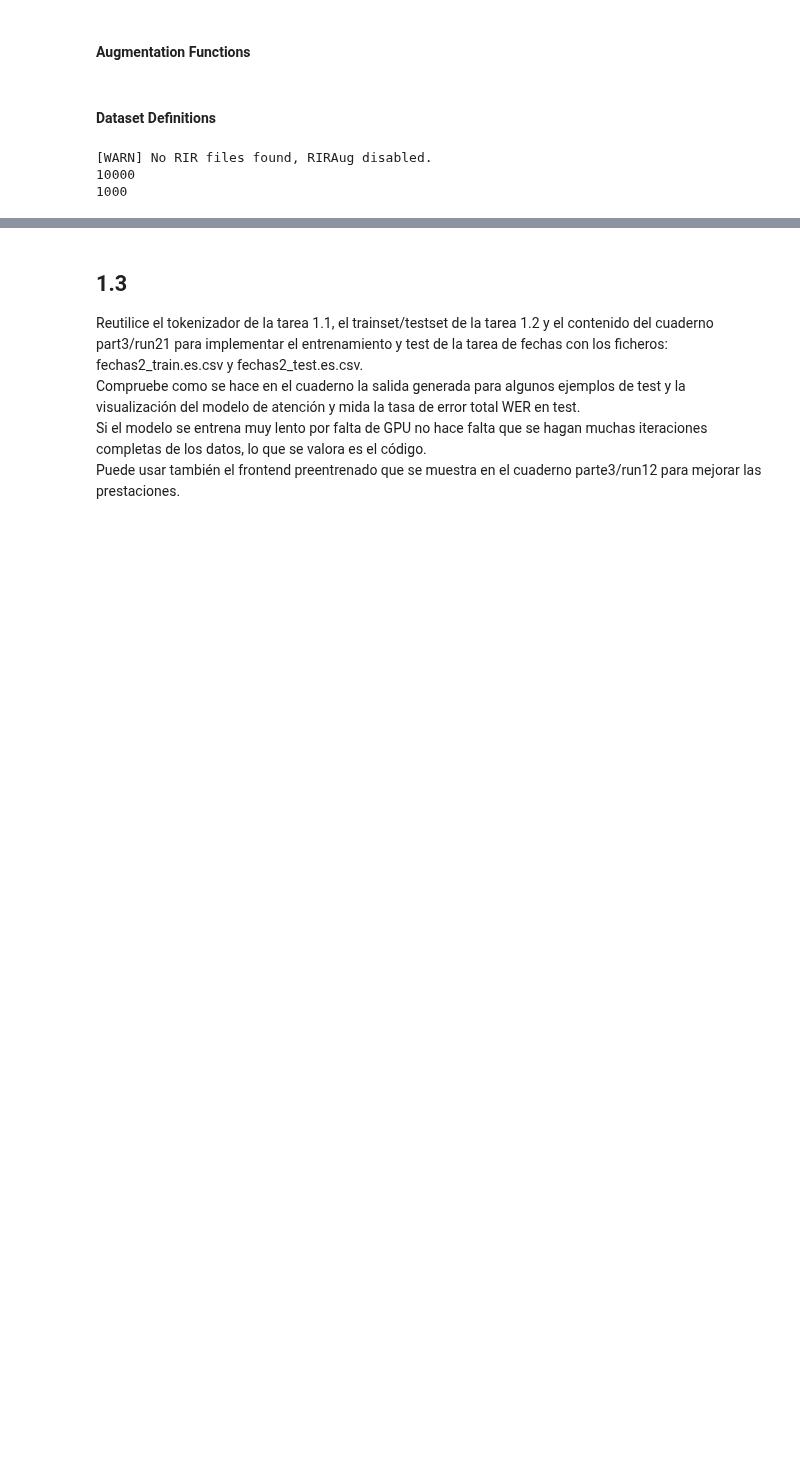
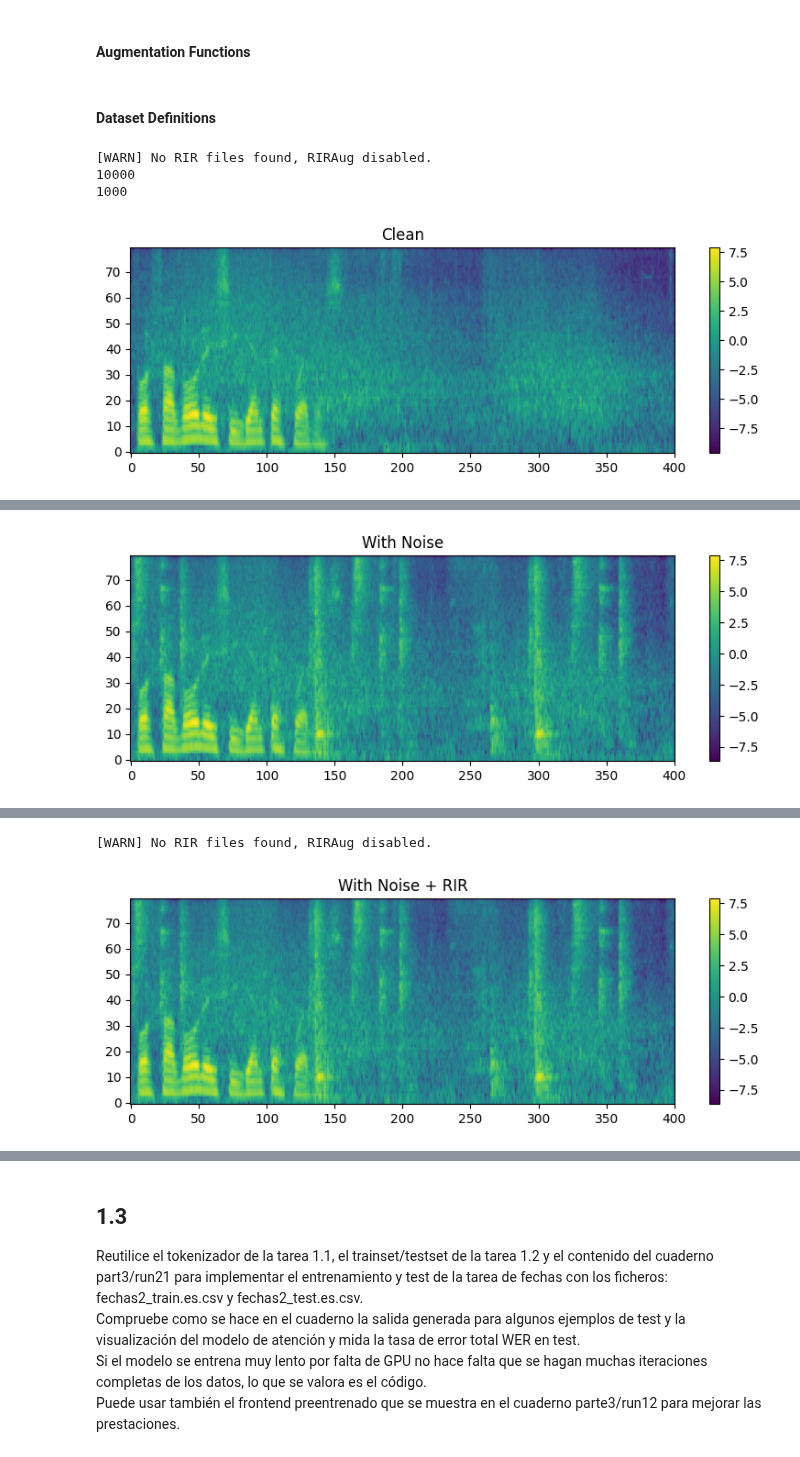
Before and after one commit to DiPalmaGiuseppe/HLT-UPV, a Jupyter notebook: whisper/Whisper_Trabajo/Tarea_1.ipynb, the cells around one changed output, grey strips where cells are left out. Saved outputs shown, nothing was run; the diff lists cells and outputs as text; code cells hidden in the pictures; blank space fills up the shorter version.

```diff
--- a/whisper/Whisper_Trabajo/Tarea_1.ipynb
+++ b/whisper/Whisper_Trabajo/Tarea_1.ipynb
@@ -62,12 +67,14 @@ class WordTokenizer:
         self.word2index = {
             '<pad>': 0,
             '<sos>': 1,
-            '<eos>': 2
+            '<eos>': 2,
+            '<unk>': 3
         }
         self.index2word = {
             0: '<pad>',
             1: '<sos>',
-            2: '<eos>'
+            2: '<eos>',
+            3: '<unk>'
         }
 
         self.build_vocab(csv_file)
@@ -85,18 +92,24 @@ class WordTokenizer:
 
     def encode(self, text, seq_len=-1):
         tokens = ['<sos>'] + text.lower().split() + ['<eos>']
-        ids = [self.word2index[w] for w in tokens]
+        ids = [
+            self.word2index.get(w, self.word2index['<unk>'])
+            for w in tokens
+        ]
 
         if seq_len > len(ids):
             ids += [self.word2index['<pad>']] * (seq_len - len(ids))
+        else:
+            ids = ids[:seq_len]
 
         return torch.tensor(ids)
+
 
     def decode(self, ids):
         if isinstance(ids, torch.Tensor):
             ids = ids.tolist()
 
-        words = [self.index2word[i] for i in ids]
+        words = [self.index2word.get(i, '<unk>') for i in ids]
         text = ' '.join(words)
         text = text.replace('<sos>', '').replace('<eos>', '').replace('<pad>', '')
         return text.strip()
@@ -257,3 +271,35 @@ testset = TestDataset(
 [WARN] No RIR files found, RIRAug disabled.
 10000
 1000
+# %%
+def plot_spectrogram(x, title):
+    spec = torchaudio.transforms.MelSpectrogram(
+        n_fft=512,
+        win_length=25*16,
+        hop_length=10*16,
+        n_mels=80
+    )(torch.tensor(x).unsqueeze(0))
+    spec = (spec + 1e-6).log()[0].numpy()
+
+    plt.figure(figsize=(8,3))
+    plt.imshow(spec, origin='lower', aspect='auto')
+    plt.title(title)
+    plt.colorbar()
+    plt.tight_layout()
+    plt.show()
+
+
+x, _ = trainset[0]
+
+plot_spectrogram(x, "Clean")
+display(Audio(x, rate=16000))
+
+x_noise = NoiseAug(prob=1.0)(x.copy())
+plot_spectrogram(x_noise, "With Noise")
+display(Audio(x_noise, rate=16000))
+
+x_noise_rir = RIRAug(prob=1.0)(x_noise.copy())
+plot_spectrogram(x_noise_rir, "With Noise + RIR")
+display(Audio(x_noise_rir, rate=16000))
+# %% [output]
+[figure, added]
@@ -259,0 +307 @@ testset = TestDataset(
+[figure, added]
@@ -259,0 +309,2 @@ testset = TestDataset(
+[WARN] No RIR files found, RIRAug disabled.
+[figure, added]
```
Also changed, not shown: parts of 15 cells of this notebook, 1 other file.
